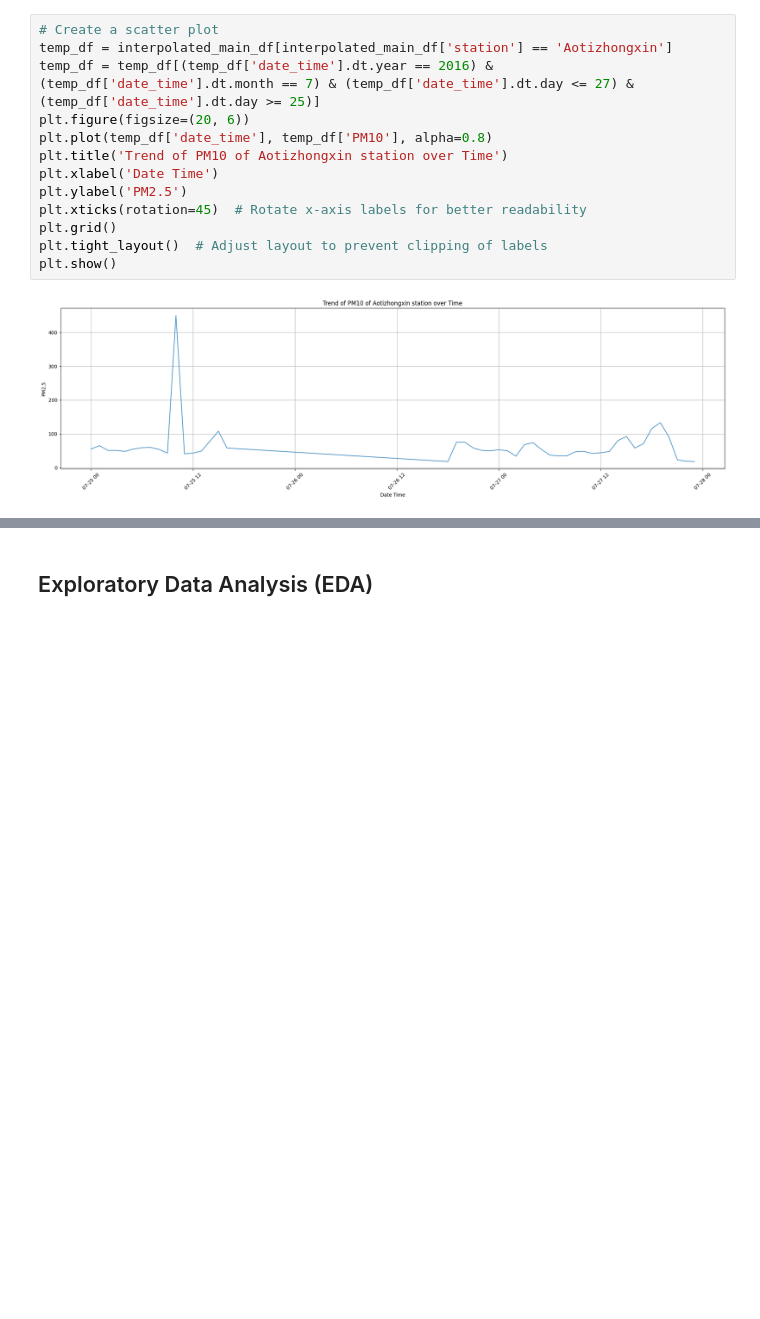
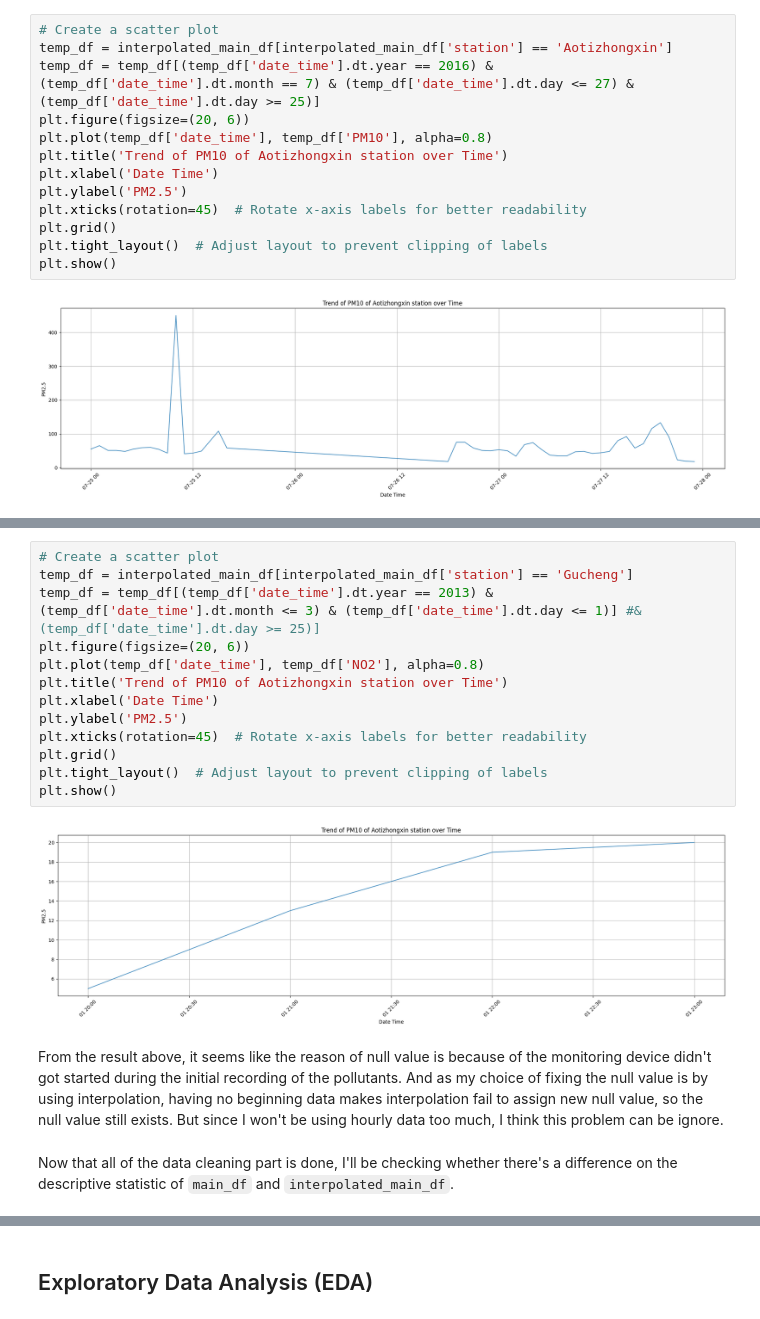
Before and after one commit to efrado-s/dicoding-air-quality-data-analysis, a Jupyter notebook: notebook.ipynb, the cells around one changed output, grey strips where cells are left out. Drawn from its saved outputs; the diff is of its cells as text; blank space fills up the shorter version.

Commit message:
Fixes on cleaning data section

```diff
--- a/notebook.ipynb
+++ b/notebook.ipynb
@@ -411,0 +432,19 @@ plt.show()
+# %%
+# Create a scatter plot
+temp_df = interpolated_main_df[interpolated_main_df['station'] == 'Gucheng']
+temp_df = temp_df[(temp_df['date_time'].dt.year == 2013) & (temp_df['date_time'].dt.month <= 3) & (temp_df['date_time'].dt.day <= 1)] #& (temp_df['date_time'].dt.day >= 25)]
+plt.figure(figsize=(20, 6))
+plt.plot(temp_df['date_time'], temp_df['NO2'], alpha=0.8)
+plt.title('Trend of PM10 of Aotizhongxin station over Time')
+plt.xlabel('Date Time')
+plt.ylabel('PM2.5')
+plt.xticks(rotation=45)  # Rotate x-axis labels for better readability
+plt.grid()
+plt.tight_layout()  # Adjust layout to prevent clipping of labels
+plt.show()
+# %% [output]
+[figure, added]
+# %% [markdown]
+From the result above, it seems like the reason of null value is because of the monitoring device didn't got started during the initial recording of the pollutants. And as my choice of fixing the null value is by using interpolation, having no beginning data makes interpolation fail to assign new null value, so the null value still exists. But since I won't be using hourly data too much, I think this problem can be ignore.
+# %% [markdown]
+Now that all of the data cleaning part is done, I'll be checking whether there's a difference on the descriptive statistic of `main_df` and `interpolated_main_df`.
```
Also changed, not shown: parts of 10 cells of this notebook.
